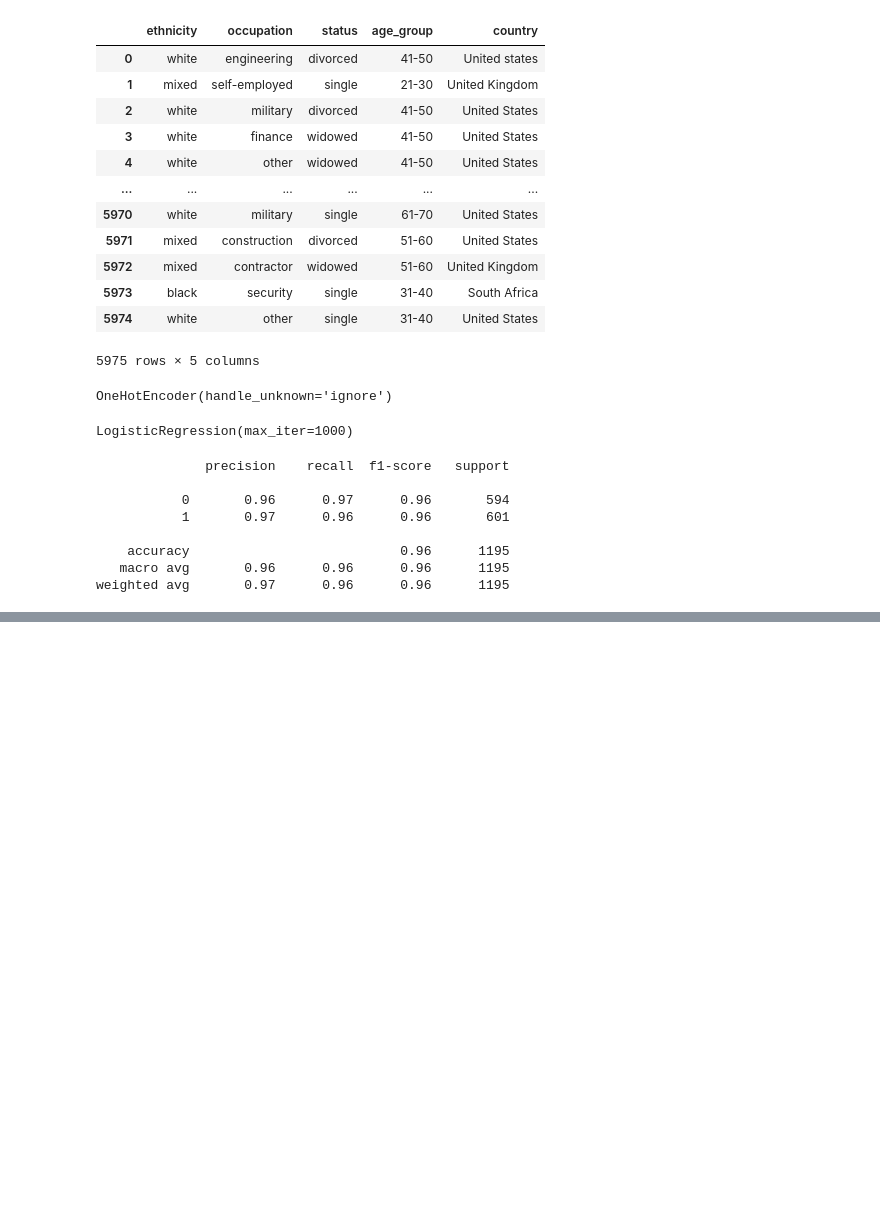
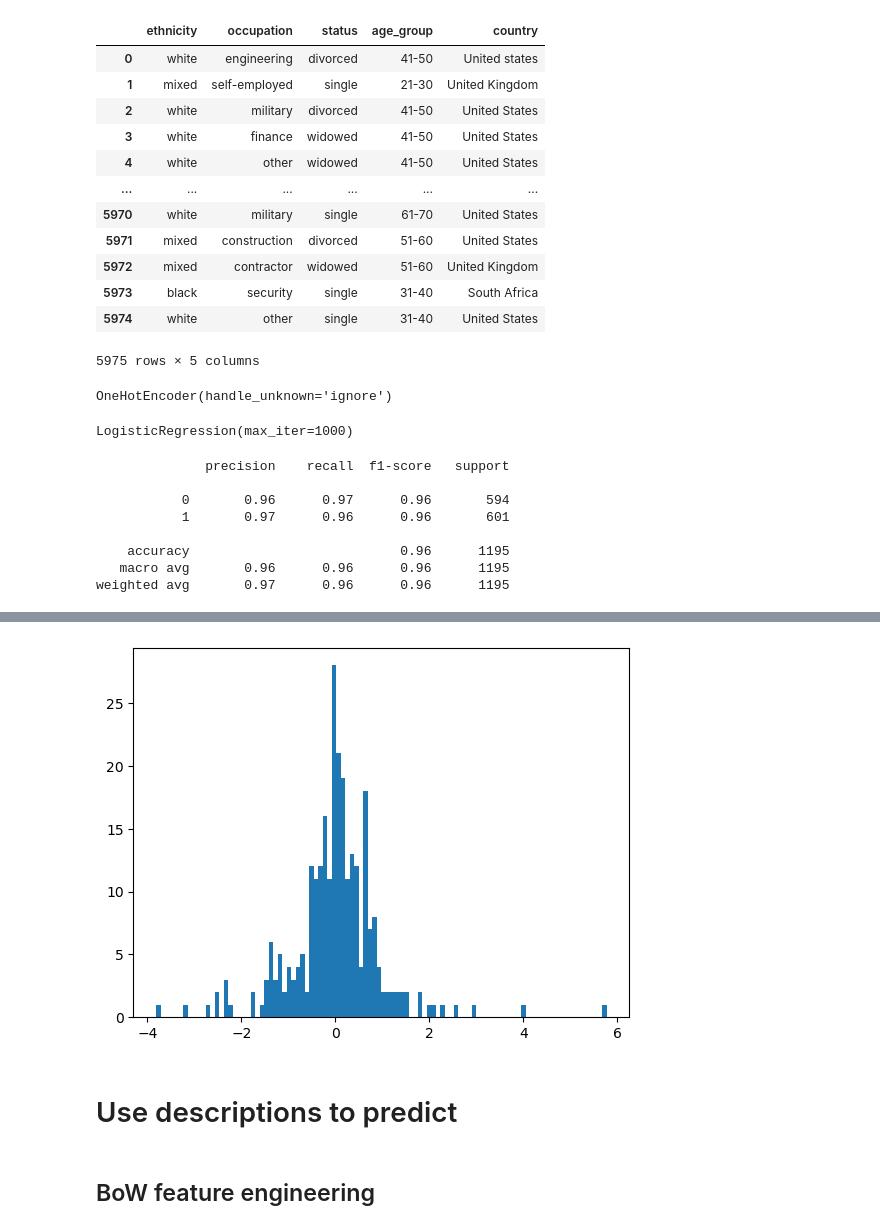
Before and after one commit to ben-dom393/DSA4263_Dating_Fraud, a Jupyter notebook: notebooks/profiles_logistic_regression.ipynb, the cells around one changed output, grey strips where cells are left out. Drawn from its saved outputs; the diff is of its cells as text; code cells hidden in the pictures; blank space fills up the shorter version.

```diff
--- a/notebooks/profiles_logistic_regression.ipynb
+++ b/notebooks/profiles_logistic_regression.ipynb
@@ -122,0 +143,7 @@ array([0.26940718, 0.26906604, 0.26904928, ..., 0.7256274 , 0.26949777,
+# %%
+plt.hist(feature_importance["coef"], bins=100)
+plt.show()
+# %% [output]
+[figure, added]
+# %% [markdown]
+# Use descriptions to predict
@@ -122,0 +154,2 @@ array([0.26940718, 0.26906604, 0.26904928, ..., 0.7256274 , 0.26949777,
+# %% [markdown]
+## BoW feature engineering
```
Also changed, not shown: parts of 39 cells of this notebook.
